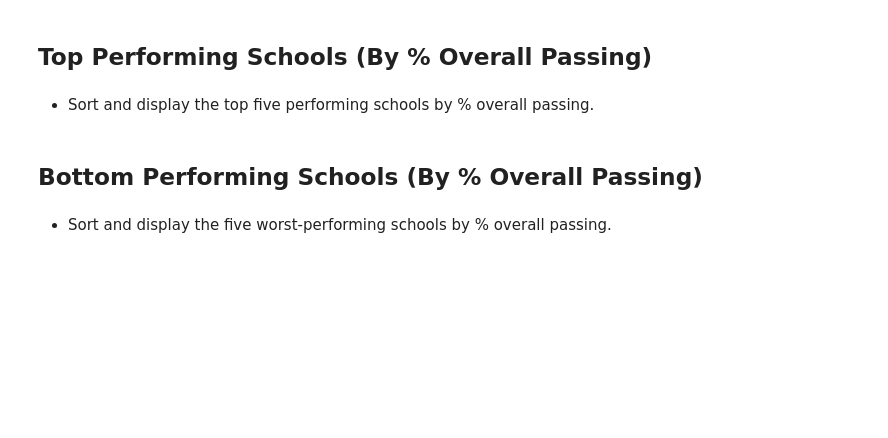
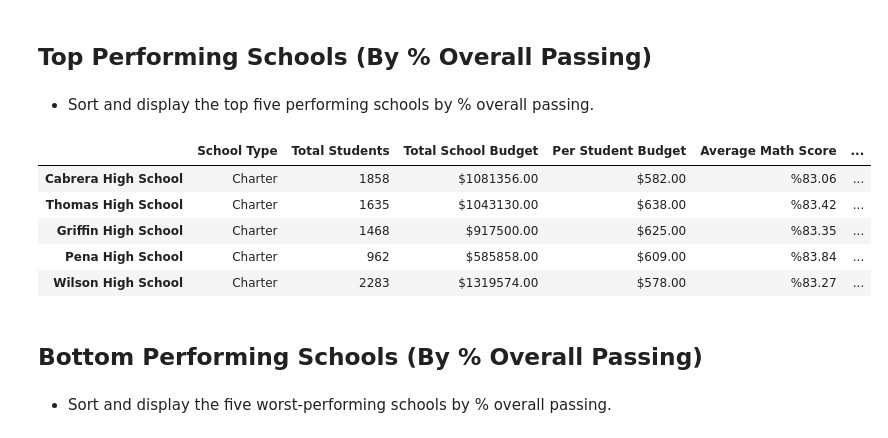
Before and after one commit to kevinsmith78/pandas-challenge, a Jupyter notebook: PyCitySchools_KS.ipynb, the cells around one changed output. Cells and saved outputs as stored; diff of their text form; code cells hidden in the pictures; blank space fills up the shorter version.

```diff
--- a/PyCitySchools_KS.ipynb
+++ b/PyCitySchools_KS.ipynb
@@ -241,6 +257,16 @@ summ_by_school
 ## Top Performing Schools (By % Overall Passing)
 # %% [markdown]
 * Sort and display the top five performing schools by % overall passing.
+# %%
+top_5 = summ_by_school.sort_values(by=['Overall Passing Rate'], ascending=False)
+top_5. head(5)
+# %% [output]
+|  | School Type | Total Students | Total School Budget | Per Student Budget | Average Math Score | ... |
+| Cabrera High School | Charter | 1858 | $1081356.00 | $582.00 | %83.06 | ... |
+| Thomas High School | Charter | 1635 | $1043130.00 | $638.00 | %83.42 | ... |
+| Griffin High School | Charter | 1468 | $917500.00 | $625.00 | %83.35 | ... |
+| Pena High School | Charter | 962 | $585858.00 | $609.00 | %83.84 | ... |
+| Wilson High School | Charter | 2283 | $1319574.00 | $578.00 | %83.27 | ... |
 # %% [markdown]
 ## Bottom Performing Schools (By % Overall Passing)
 # %% [markdown]
```
Also changed, not shown: parts of 6 cells of this notebook.
